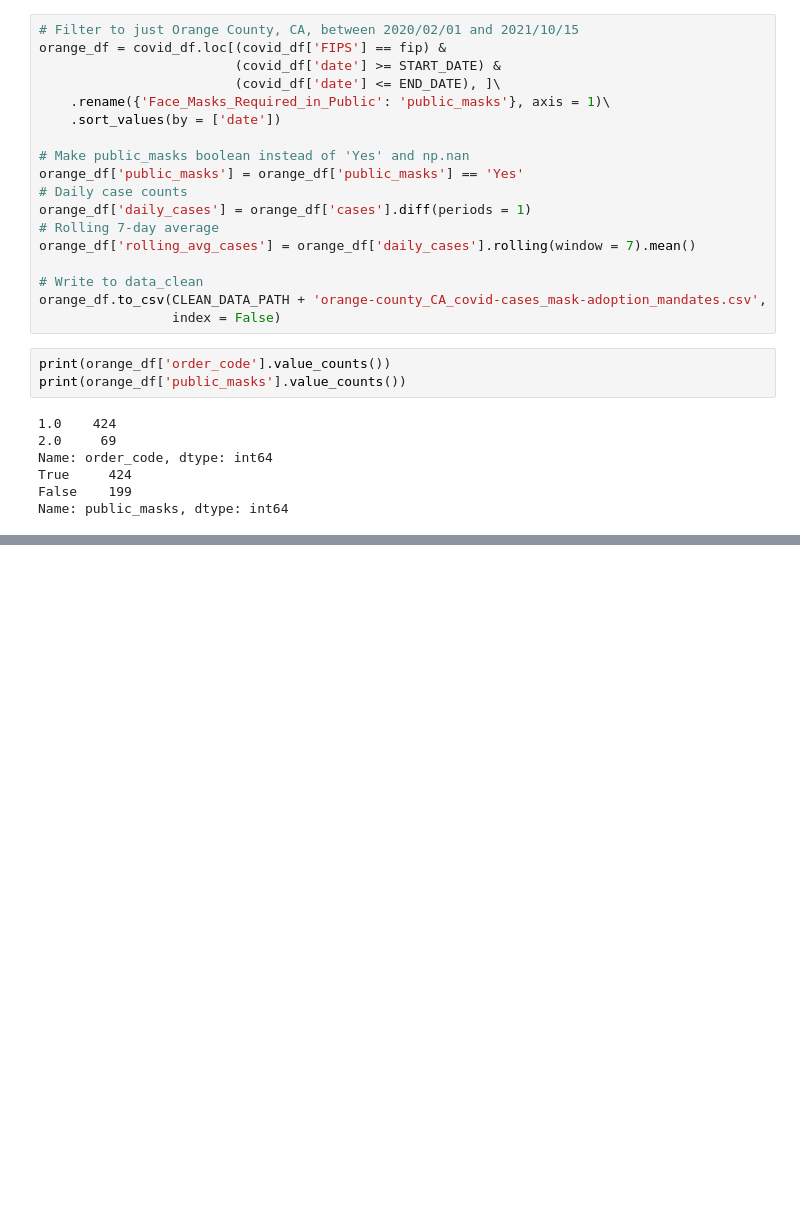
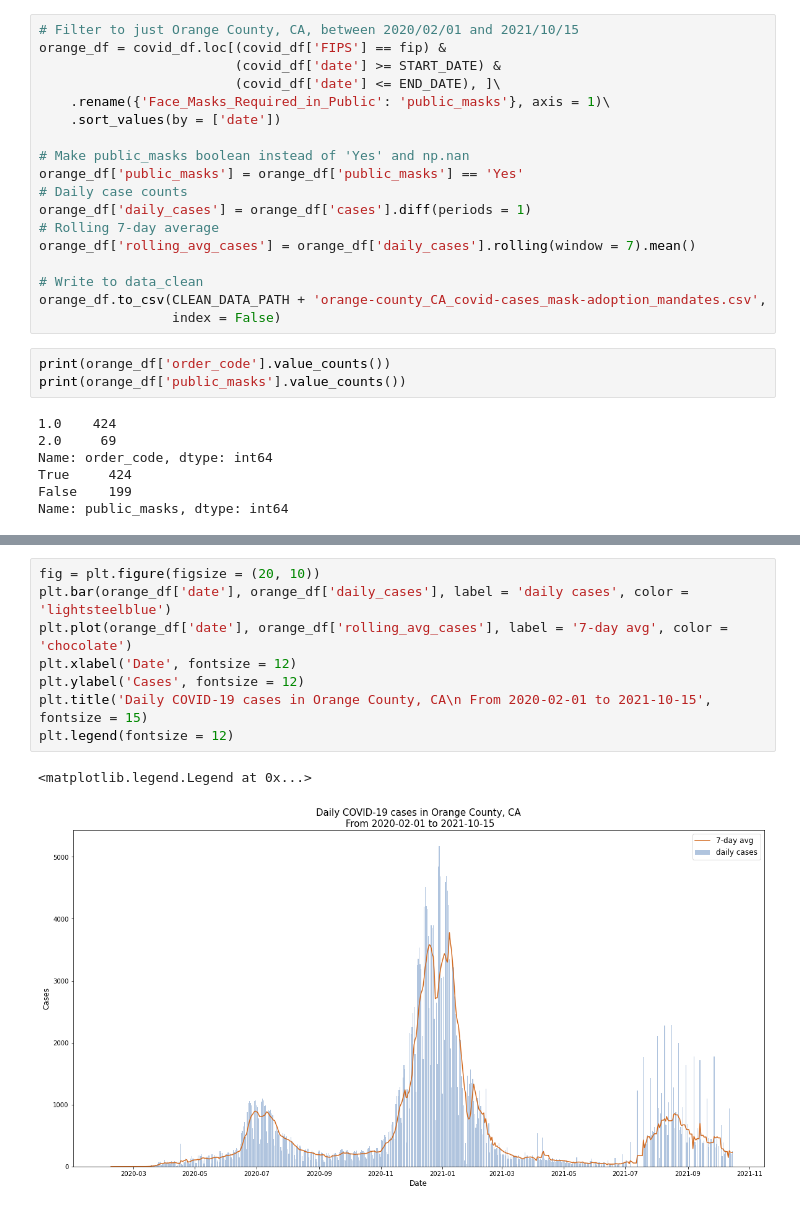
Before and after one commit to anushnap/data512-project, a Jupyter notebook: A4 - Common Analysis/Orange County Analysis.ipynb, the cells around one changed output, grey strips where cells are left out. Cells and saved outputs as stored; diff of their text form; blank space fills up the shorter version.

```diff
--- a/A4 - Common Analysis/Orange County Analysis.ipynb
+++ b/A4 - Common Analysis/Orange County Analysis.ipynb
@@ -144,0 +145,11 @@ plt.legend(fontsize = 12)
+# %%
+fig = plt.figure(figsize = (20, 10))
+plt.bar(orange_df['date'], orange_df['daily_cases'], label = 'daily cases', color = 'lightsteelblue')
+plt.plot(orange_df['date'], orange_df['rolling_avg_cases'], label = '7-day avg', color = 'chocolate')
+plt.xlabel('Date', fontsize = 12)
+plt.ylabel('Cases', fontsize = 12)
+plt.title('Daily COVID-19 cases in Orange County, CA\n From 2020-02-01 to 2021-10-15', fontsize = 15)
+plt.legend(fontsize = 12)
+# %% [output]
+<matplotlib.legend.Legend at 0x...>
+[figure, added]
```
Also changed, not shown: parts of 1 cell of this notebook.
